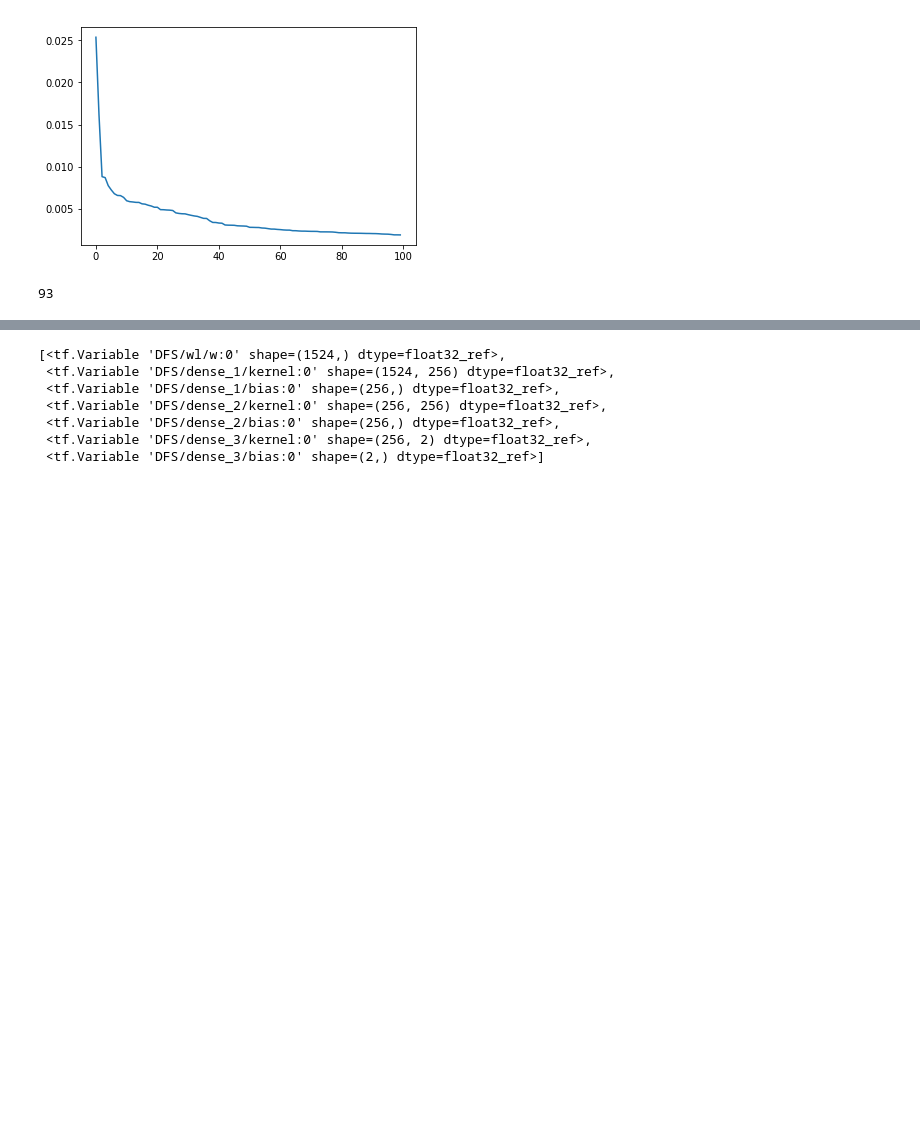
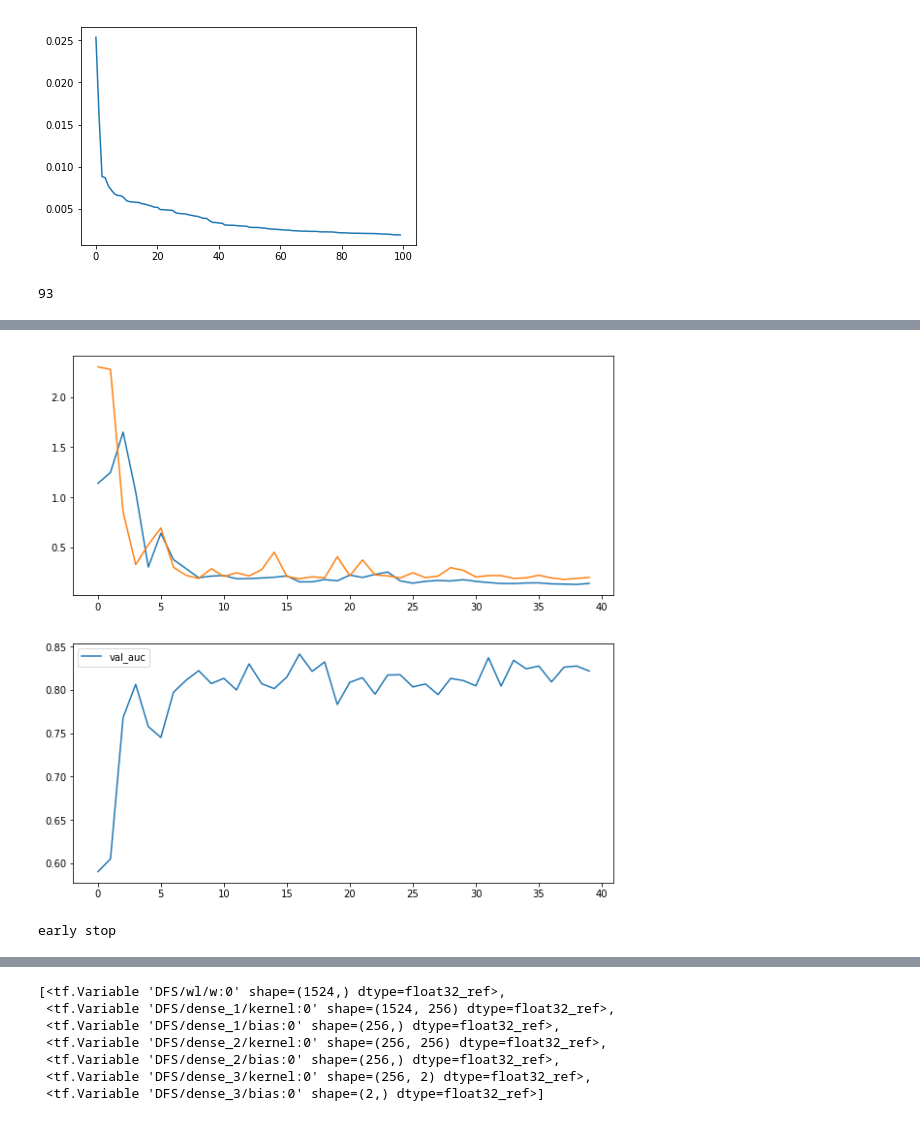
Before and after one commit to rykachevskiy/insilico_test, a Jupyter notebook: src/main.ipynb, the cells around one changed output, grey strips where cells are left out. Drawn from its saved outputs; the diff is of its cells as text; code cells hidden in the pictures; blank space fills up the shorter version.

```diff
--- a/src/main.ipynb
+++ b/src/main.ipynb
@@ -139,0 +230,80 @@ from keras.layers import Dense
+# %%
+#def train_network(name, session, feature_mask):
+name = 'test_9'
+session = tf.Session()
+
+n_features = feature_mask.sum()
+
+with tf.variable_scope(name) as train_scope:
+    ## Initialize network
+    inp = tf.placeholder(tf.float32, [None, n_features])
+    dfs = DFS("DFS", n_features)
+    logits, out = dfs(inp)
+
+    ##Prepare target and loss weights
+    target = tf.placeholder(tf.float32, [None])
+    loss_weights = tf.placeholder(tf.float32, [None])
+
+    ##Loss terms
+    ce_loss = tf.losses.softmax_cross_entropy(tf.one_hot(tf.cast(target, tf.int32), 2), logits, weights=loss_weights)
+    features_weights_regularization = 0.1 * dfs.get_weighted_layer_regularization_term(0.5)
+    network_weights_regularization = 0.0002 * dfs.get_dense_layers_regularization_term(0.5)
+
+    loss = ce_loss + features_weights_regularization + network_weights_regularization
+
+    optimizer = tf.train.AdamOptimizer()
+    train_step = optimizer.minimize(loss, var_list=tf.trainable_variables(name))
+
+    sess.run(tf.global_variables_initializer())
+
+
+
+train_ce_loss = []
+val_ce_loss = []
+val_auc_scores = []
+
+for epoch in range(epochs):
+    curr_loss = 0
+
+    for i, (batch_X, batch_y) in enumerate(iterate_minibatches(X_tr, y_tr, 40)):
+        batch_weights = np.array([class_weights[y] for y in batch_y])
+
+        batch_loss = sess.run([train_step, ce_loss],
+                              feed_dict={inp : batch_X[:,feature_mask],
+                                         target: batch_y,
+                                         loss_weights:batch_weights})
+
+        curr_loss += batch_loss[1] * batch_X.shape[0]
+
+
+    val_weights = np.array([class_weights[y] for y in y_te])
+    val_loss = sess.run(ce_loss,  feed_dict={inp : X_te[:,feature_mask], target: y_te, loss_weights : val_weights})
+    val_auc = roc_auc_score(y_te, sess.run(out,  feed_dict={inp : X_te[:,feature_mask]})[:,1])
+
+    val_ce_loss.append(val_loss)
+    val_auc_scores.append(val_auc)
+    train_ce_loss.append(curr_loss / X_tr.shape[0])
+
+
+    f, (a1, a2) = plt.subplots(2,1,figsize = (10,10))
+    display.clear_output(wait=True)
+    a1.plot(train_ce_loss[2:], label='train ce')
+    a1.plot(val_ce_loss[2:], label = 'val ce')
+
+    a2.plot(val_auc_scores[2:], label='val_auc')
+
+    plt.legend()
+    plt.show()
+
+
+    if epoch > 40:
+        if np.argmin(np.array(val_losses[-20:])) == 0:
+            print("early stop")
+            break
+
+
+    #zero_weights.append(np.abs(sess.run(weight_layer.w)).min())
+        #print(batch_loss[1])
+# %% [output]
+[figure, added]
+early stop
```
Also changed, not shown: parts of 24 cells of this notebook.
